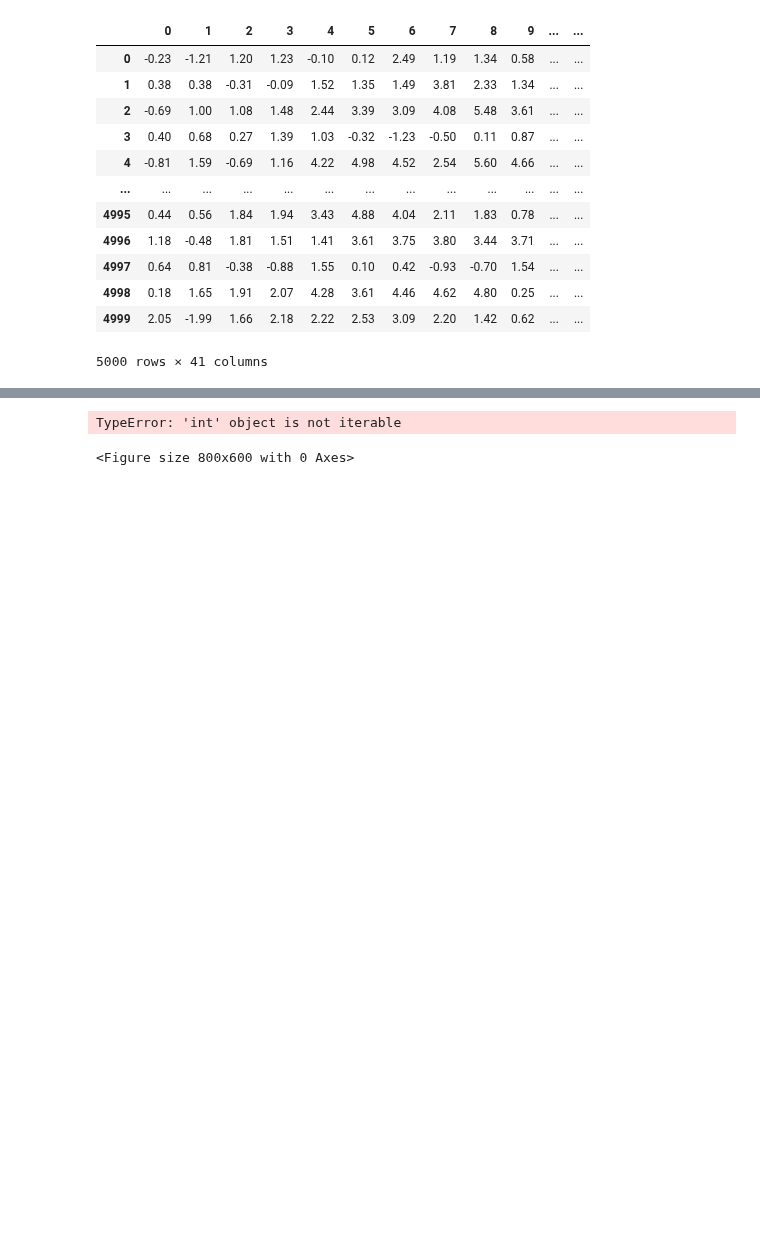
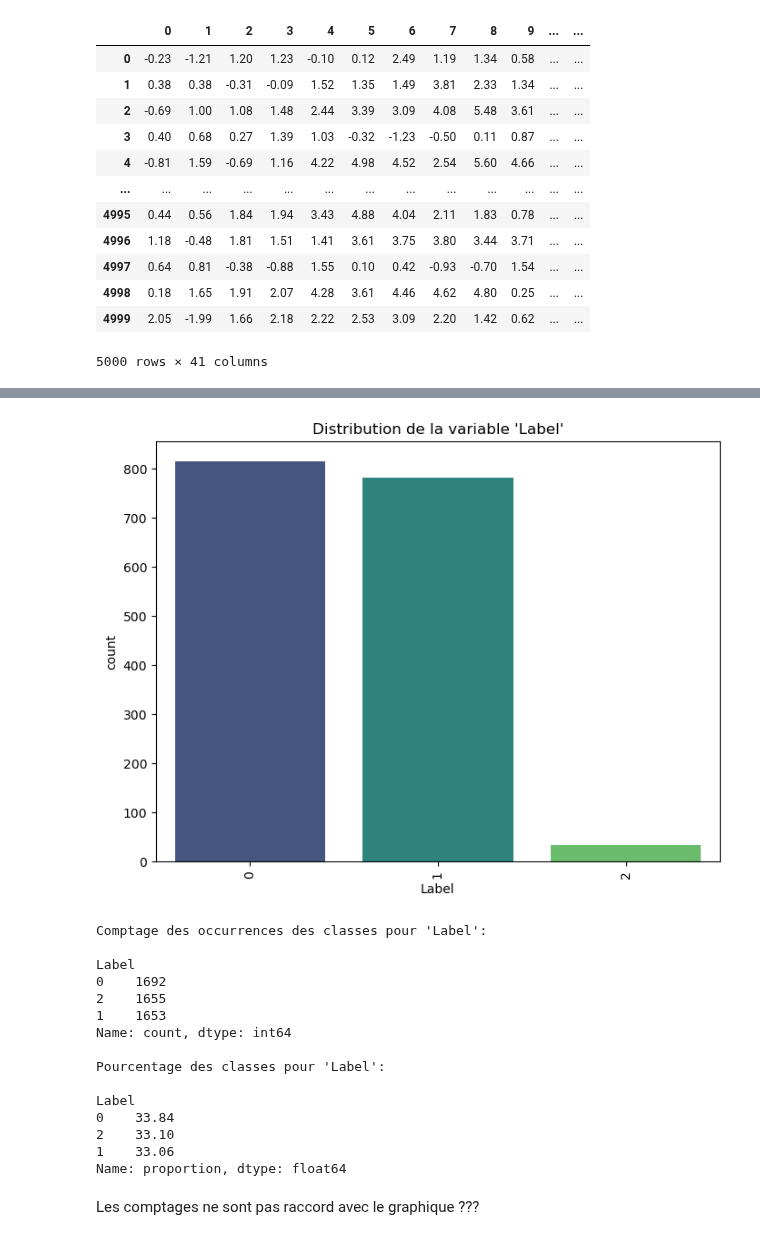
Before and after one commit to jdutel42/TAA, a Jupyter notebook: TP/TP3/TP3_TAA.ipynb, the cells around one changed output, grey strips where cells are left out. Drawn from its saved outputs; the diff is of its cells as text; code cells hidden in the pictures; blank space fills up the shorter version.

Commit message:
Verif class distribution

```diff
--- a/TP/TP3/TP3_TAA.ipynb
+++ b/TP/TP3/TP3_TAA.ipynb
@@ -30,3 +30,6 @@ data
 | 4998 | 0.18 | 1.65 | 1.91 | 2.07 | 4.28 | 3.61 | 4.46 | 4.62 | 4.80 | 0.25 | ... | ... |
 | 4999 | 2.05 | -1.99 | 1.66 | 2.18 | 2.22 | 2.53 | 3.09 | 2.20 | 1.42 | 0.62 | ... | ... |
 5000 rows × 41 columns
+# %%
+data.rename(columns={40: 'Label'}, inplace=True)
+data
@@ -33,5 +50,21 @@ data
 # %%
-taa.plot_class_distribution(data, 40)
+taa.plot_class_distribution(data, 'Label')
 # %% [output]
+[figure, added]
-TypeError: 'int' object is not iterable
+Comptage des occurrences des classes pour 'Label':
+
+Label
+0    1692
+2    1655
+1    1653
+Name: count, dtype: int64
+
+Pourcentage des classes pour 'Label':
+
+Label
+0    33.84
+2    33.10
+1    33.06
+Name: proportion, dtype: float64
-<Figure size 800x600 with 0 Axes>
+# %% [markdown]
+Les comptages ne sont pas raccord avec le graphique ???
```
Also changed, not shown: parts of 1 cell of this notebook.
